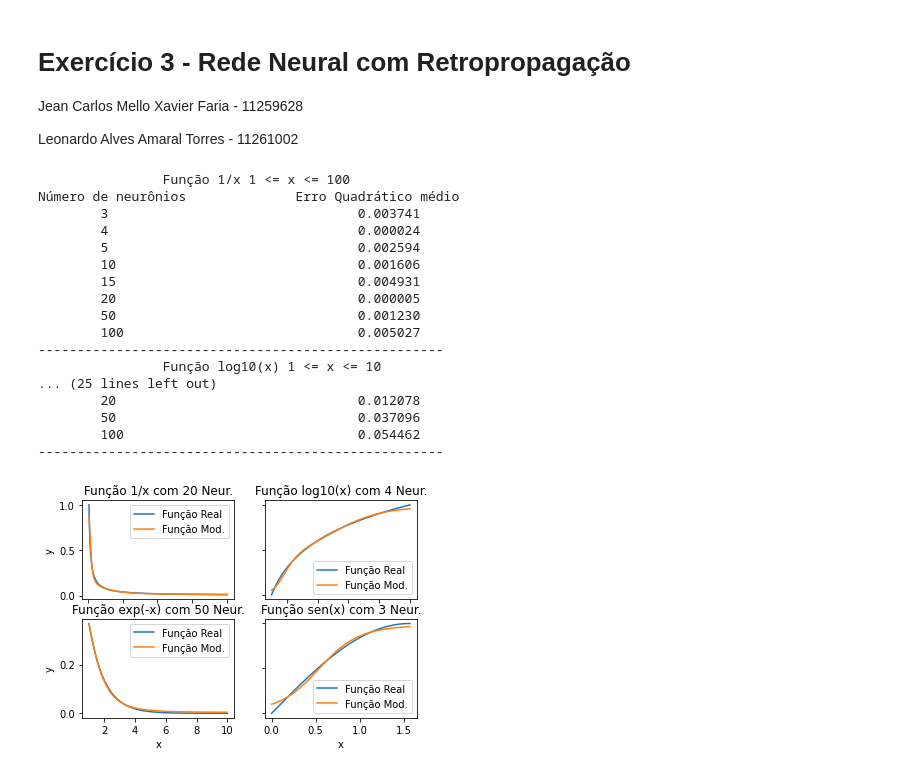
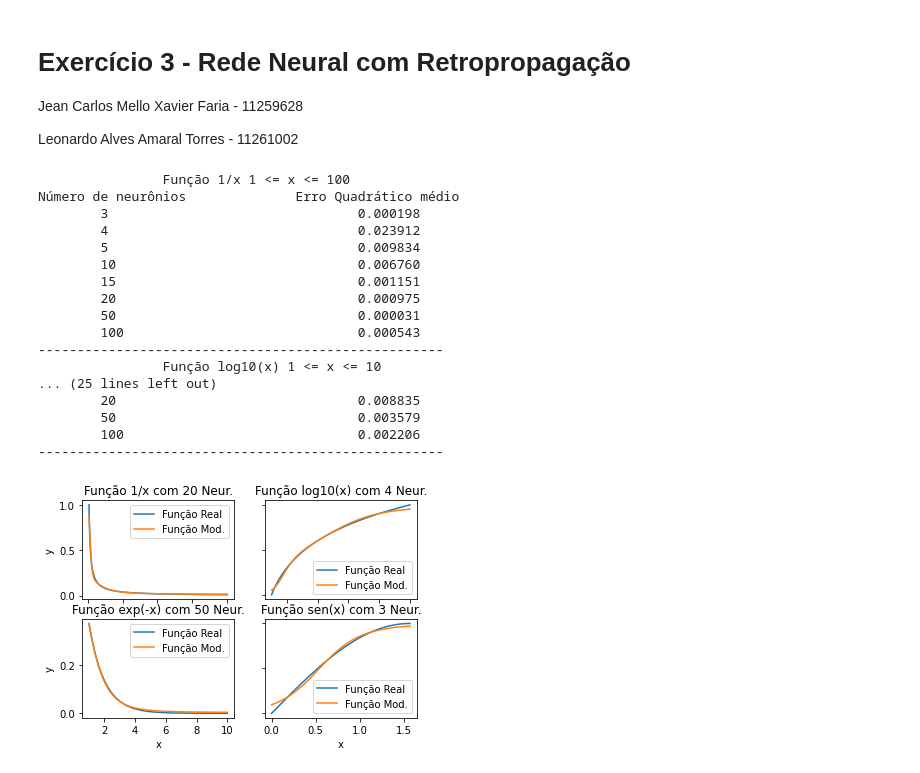
Before and after one commit to JeanMX/PSI3471, a Jupyter notebook: Magno/EP3/ex3.ipynb, the cells around one changed output. Saved outputs shown, nothing was run; the diff lists cells and outputs as text; code cells hidden in the pictures.

```diff
--- a/Magno/EP3/ex3.ipynb
+++ b/Magno/EP3/ex3.ipynb
@@ -146,7 +146,7 @@ MSE.append(MSE3)
 # %%
 for neuron in neurons:
     ypred = []
-    rede = NN([1, neuron, 1], 0.1)
+    rede = NN([1, neuron], 0.1)
     rede.fit(x[3], y[3], 100)
     for (xt, target) in zip(xteste[3], yteste[3]): #Inicia o teste
         pred = rede.predict(xt)[0][0]
@@ -181,42 +181,42 @@ print("----------------------------------------------------")
 # %% [output]
                 Função 1/x 1 <= x <= 100
 Número de neurônios              Erro Quadrático médio
-        3                                0.003741
-        4                                0.000024
-        5                                0.002594
-        10                               0.001606
-        15                               0.004931
-        20                               0.000005
-        50                               0.001230
-        100                              0.005027
+        3                                0.000198
+        4                                0.023912
+        5                                0.009834
+        10                               0.006760
+        15                               0.001151
+        20                               0.000975
+        50                               0.000031
+        100                              0.000543
 ----------------------------------------------------
                 Função log10(x) 1 <= x <= 10
 ... (25 lines left out)
-        20                               0.012078
-        50                               0.037096
-        100                              0.054462
+        20                               0.008835
+        50                               0.003579
+        100                              0.002206
 ----------------------------------------------------
 # %%
 fig, axs = plt.subplots(2, 2)
 
 axs[0, 0].plot(xteste[0], yteste[0],xteste[0],ypred1[5])
 axs[0,0].legend(labels=['Função Real', 'Função Mod.'])
 axs[0, 0].set_title('Função 1/x com 20 Neur.')
 axs[0, 1].plot(xteste[1], yteste[1],xteste[1],ypred2[1])
 axs[0, 1].legend(labels=['Função Real', 'Função Mod.'])
 axs[0, 1].set_title('Função log10(x) com 4 Neur.')
 axs[1, 0].plot(xteste[2], yteste[2],xteste[2],ypred3[6])
 axs[1, 0].legend(labels=['Função Real', 'Função Mod.'])
 axs[1, 0].set_title('Função exp(-x) com 50 Neur.')
-axs[1, 1].plot(xteste[3], yteste[3],xteste[3],ypred4[0])
+axs[1, 1].plot(xteste[3], yteste[3],xteste[3],ypred4[5])
 axs[1, 1].legend(labels=['Função Real', 'Função Mod.'])
 axs[1, 1].set_title('Função sen(x) com 3 Neur.')
 
 for ax in axs.flat:
     ax.set(xlabel='x', ylabel='y')
 
 # Hide x labels and tick labels for top plots and y ticks for right plots.
 for ax in axs.flat:
     ax.label_outer()
 # %% [output]
-[figure, old version]
+[figure, new version]
```
Also changed, not shown: parts of 1 cell of this notebook, 17 other files.
